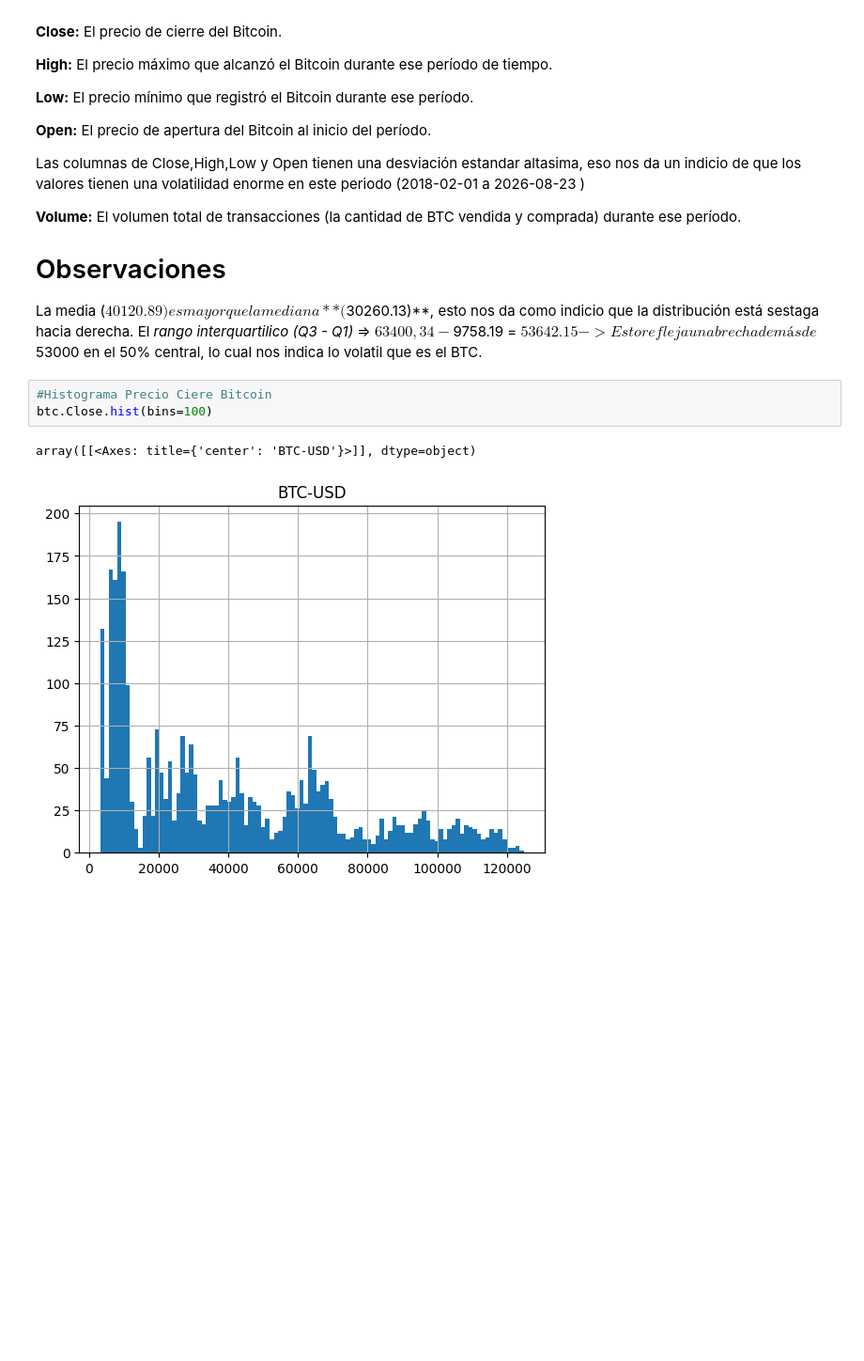
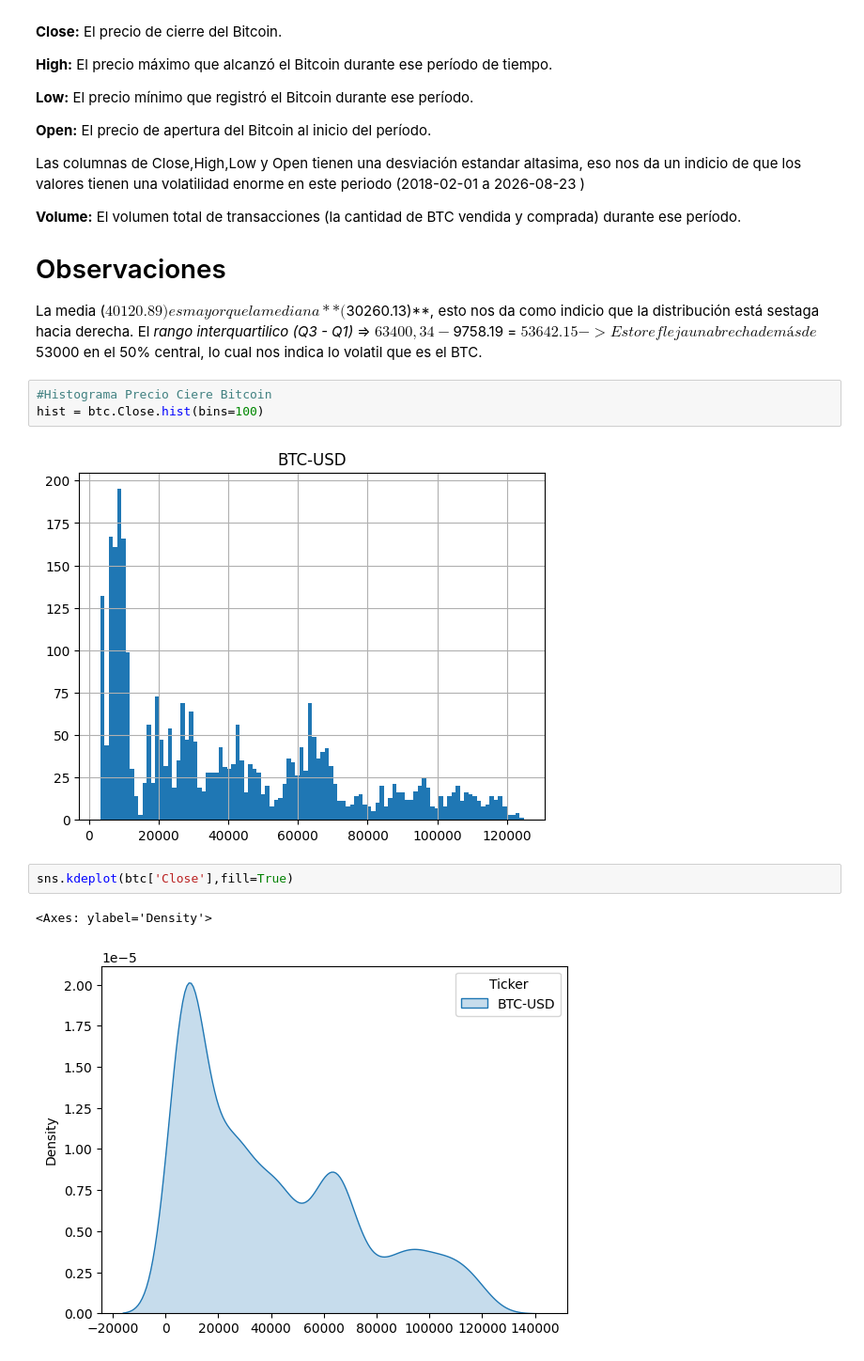
Before and after one commit to Miguelachoacho/TP-2026, a Jupyter notebook: Entrega3/AnalisisExploratorios/cargaDatos.ipynb, the cells around one changed output. Shown at 94% size. Cells and saved outputs as stored; diff of their text form; blank space fills up the shorter version.

```diff
--- a/Entrega3/AnalisisExploratorios/cargaDatos.ipynb
+++ b/Entrega3/AnalisisExploratorios/cargaDatos.ipynb
@@ -67,7 +67,11 @@ La media ($40120.89) es mayor que la mediana **($30260.13)**, esto nos da como i
 El *rango interquartilico (Q3 - Q1)* =>  $63400,34 - $9758.19  = $53642.15 -> Esto refleja una brecha de más de $53000 en el 50% central, lo cual nos indica lo volatil que es el BTC.
 # %%
 #Histograma Precio Ciere Bitcoin
-btc.Close.hist(bins=100)
+hist = btc.Close.hist(bins=100)
 # %% [output]
-array([[<Axes: title={'center': 'BTC-USD'}>]], dtype=object)
 [figure]
+# %%
+sns.kdeplot(btc['Close'],fill=True)
+# %% [output]
+<Axes: ylabel='Density'>
+[figure, added]
```
Also changed, not shown: parts of 11 cells of this notebook, 4 other files.
